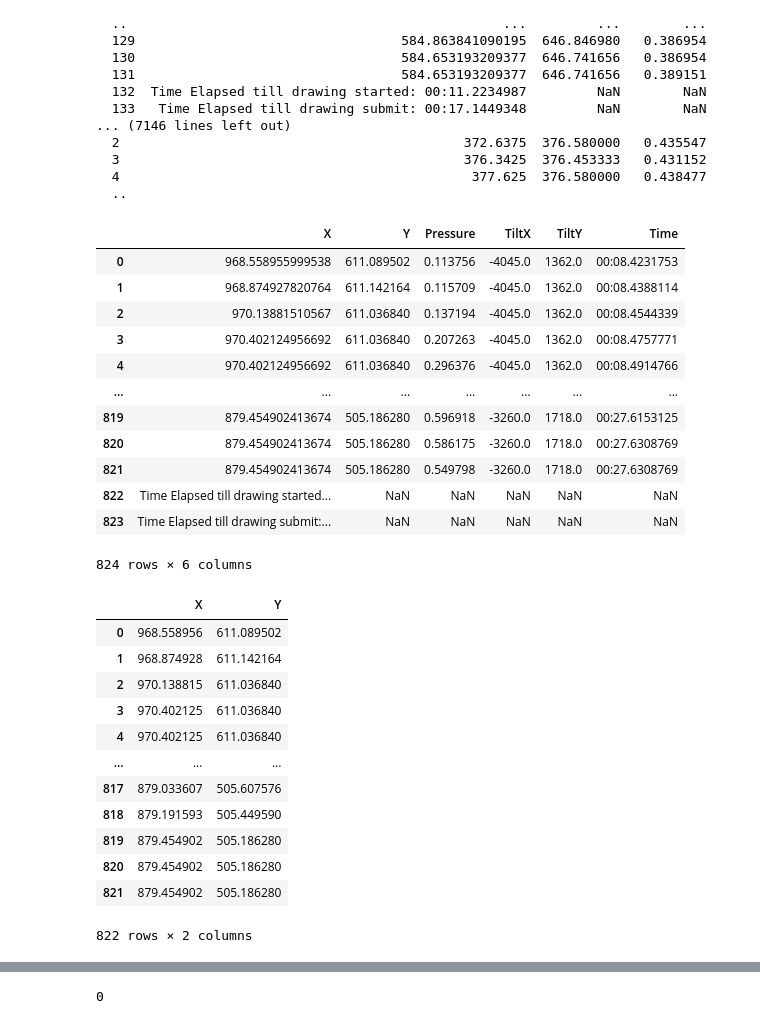
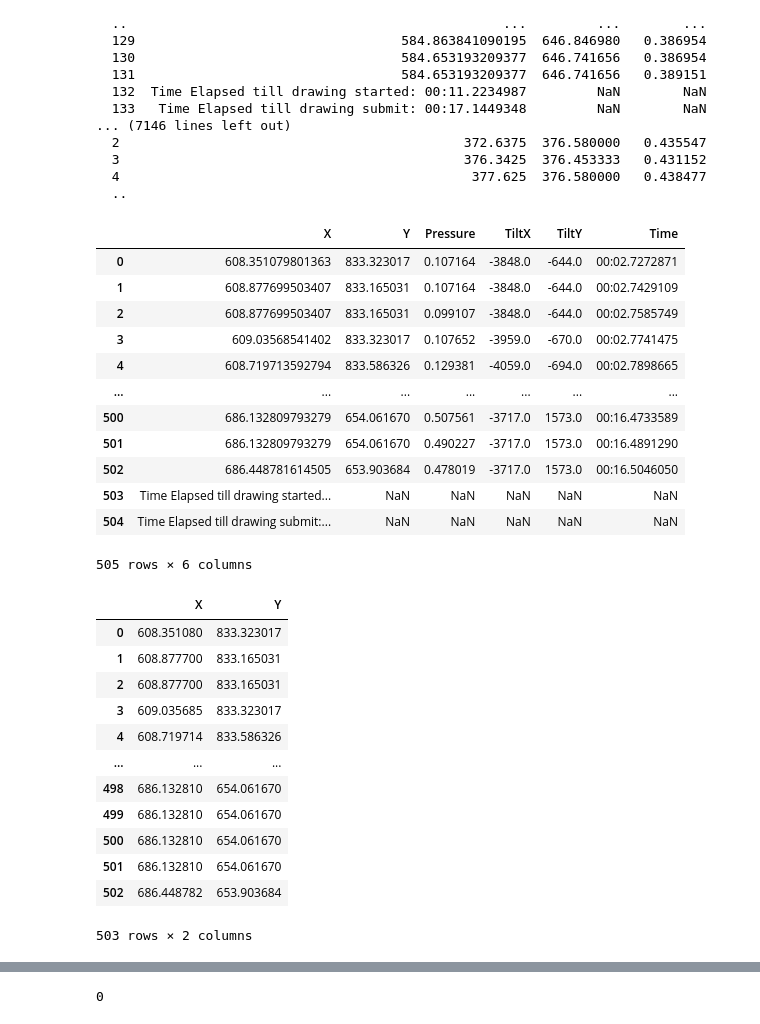
Before and after one commit to Aviost111/sem2_project, a Jupyter notebook: kids_data.ipynb, the cells around one changed output, grey strips where cells are left out. Drawn from its saved outputs; the diff is of its cells as text; code cells hidden in the pictures.

```diff
--- a/kids_data.ipynb
+++ b/kids_data.ipynb
@@ -95,22 +95,22 @@ kids
   ..
 # %%
 #type drawing-1
-df=kids['kid1'][10]
+df=kids['kid1'][4]
 df
 # %% [output]
 |  | X | Y | Pressure | TiltX | TiltY | Time |
-| 0 | 968.558955999538 | 611.089502 | 0.113756 | -4045.0 | 1362.0 | 00:08.4231753 |
-| 1 | 968.874927820764 | 611.142164 | 0.115709 | -4045.0 | 1362.0 | 00:08.4388114 |
-| 2 | 970.13881510567 | 611.036840 | 0.137194 | -4045.0 | 1362.0 | 00:08.4544339 |
-| 3 | 970.402124956692 | 611.036840 | 0.207263 | -4045.0 | 1362.0 | 00:08.4757771 |
-| 4 | 970.402124956692 | 611.036840 | 0.296376 | -4045.0 | 1362.0 | 00:08.4914766 |
+| 0 | 608.351079801363 | 833.323017 | 0.107164 | -3848.0 | -644.0 | 00:02.7272871 |
+| 1 | 608.877699503407 | 833.165031 | 0.107164 | -3848.0 | -644.0 | 00:02.7429109 |
+| 2 | 608.877699503407 | 833.165031 | 0.099107 | -3848.0 | -644.0 | 00:02.7585749 |
+| 3 | 609.03568541402 | 833.323017 | 0.107652 | -3959.0 | -670.0 | 00:02.7741475 |
+| 4 | 608.719713592794 | 833.586326 | 0.129381 | -4059.0 | -694.0 | 00:02.7898665 |
 | ... | ... | ... | ... | ... | ... | ... |
-| 819 | 879.454902413674 | 505.186280 | 0.596918 | -3260.0 | 1718.0 | 00:27.6153125 |
-| 820 | 879.454902413674 | 505.186280 | 0.586175 | -3260.0 | 1718.0 | 00:27.6308769 |
-| 821 | 879.454902413674 | 505.186280 | 0.549798 | -3260.0 | 1718.0 | 00:27.6308769 |
-| 822 | Time Elapsed till drawing started... | NaN | NaN | NaN | NaN | NaN |
-| 823 | Time Elapsed till drawing submit:... | NaN | NaN | NaN | NaN | NaN |
+| 500 | 686.132809793279 | 654.061670 | 0.507561 | -3717.0 | 1573.0 | 00:16.4733589 |
+| 501 | 686.132809793279 | 654.061670 | 0.490227 | -3717.0 | 1573.0 | 00:16.4891290 |
+| 502 | 686.448781614505 | 653.903684 | 0.478019 | -3717.0 | 1573.0 | 00:16.5046050 |
+| 503 | Time Elapsed till drawing started... | NaN | NaN | NaN | NaN | NaN |
+| 504 | Time Elapsed till drawing submit:... | NaN | NaN | NaN | NaN | NaN |
-824 rows × 6 columns
+505 rows × 6 columns
 # %%
 df.rename(columns={' X':'X',' Y':'Y',' Pressure':'Pressure',' TiltX':'TiltX',' TiltY':'TiltY',' Time':'Time'},inplace=True)
 df.dropna(inplace=True)
@@ -121,18 +121,18 @@ df_xy=df[['X','Y']]
 df_xy
 # %% [output]
 |  | X | Y |
-| 0 | 968.558956 | 611.089502 |
-| 1 | 968.874928 | 611.142164 |
-| 2 | 970.138815 | 611.036840 |
-| 3 | 970.402125 | 611.036840 |
-| 4 | 970.402125 | 611.036840 |
+| 0 | 608.351080 | 833.323017 |
+| 1 | 608.877700 | 833.165031 |
+| 2 | 608.877700 | 833.165031 |
+| 3 | 609.035685 | 833.323017 |
+| 4 | 608.719714 | 833.586326 |
 | ... | ... | ... |
-| 817 | 879.033607 | 505.607576 |
-| 818 | 879.191593 | 505.449590 |
-| 819 | 879.454902 | 505.186280 |
-| 820 | 879.454902 | 505.186280 |
-| 821 | 879.454902 | 505.186280 |
+| 498 | 686.132810 | 654.061670 |
+| 499 | 686.132810 | 654.061670 |
+| 500 | 686.132810 | 654.061670 |
+| 501 | 686.132810 | 654.061670 |
+| 502 | 686.448782 | 653.903684 |
-822 rows × 2 columns
+503 rows × 2 columns
 # %%
 df_xy.plot.scatter(x='X',y='Y',c='DarkBlue')
 ax = plt.gca()
```
Also changed, not shown: parts of 20 cells of this notebook, 1 other file.
